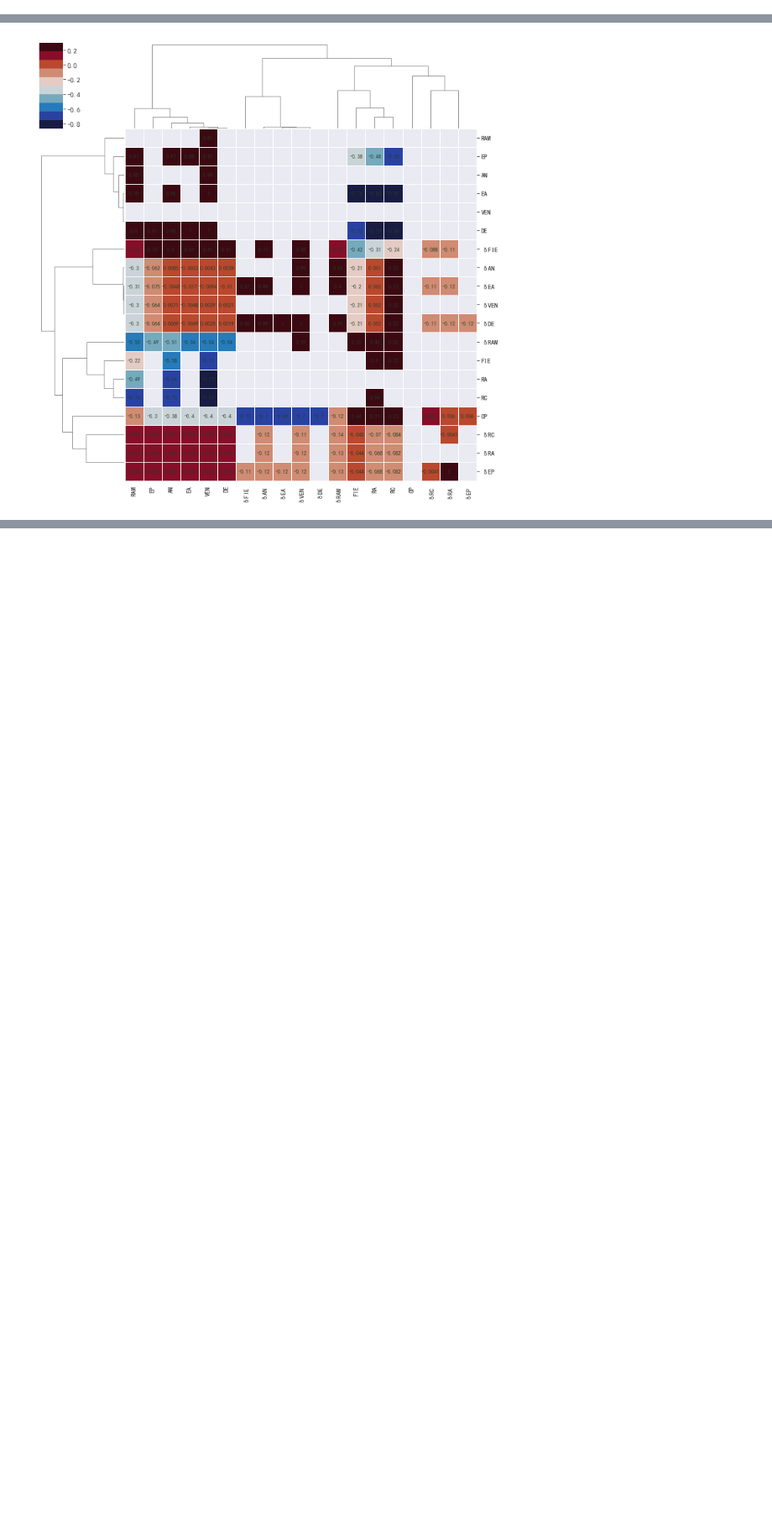
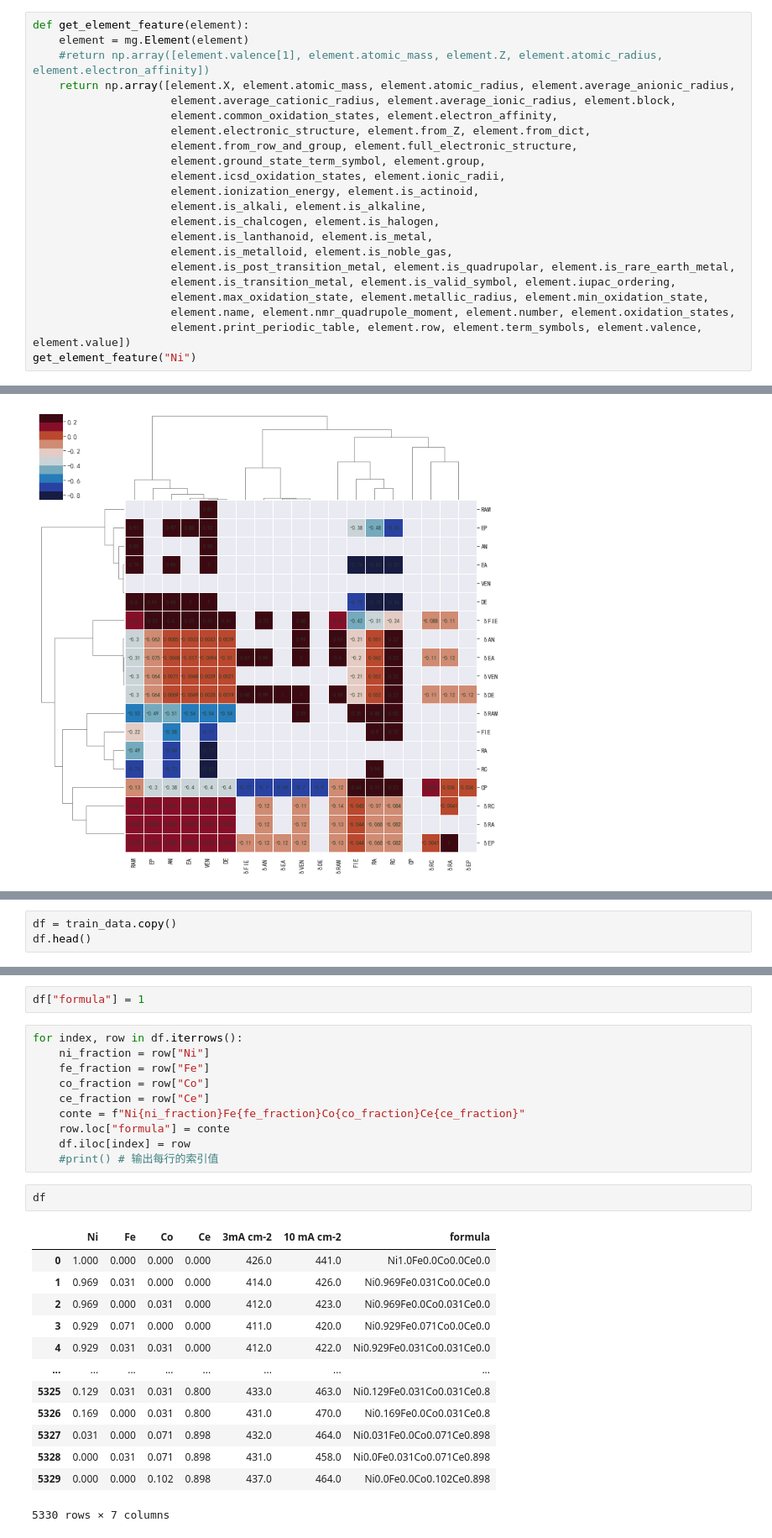
Before and after one commit to linkedlist771/MachineLearningOER, a Jupyter notebook: 程序/四元组分数据处理以及学习/机器学习.ipynb, the cells around one changed output, grey strips where cells are left out. Shown at 84% size. Cells and saved outputs as stored; diff of their text form; blank space fills up the shorter version.

```diff
--- a/程序/四元组分数据处理以及学习/机器学习.ipynb
+++ b/程序/四元组分数据处理以及学习/机器学习.ipynb
@@ -386,3 +375,25 @@ Atomic radius :
 
 Electron affinity :
 1.1571612
+# %%
+def get_element_feature(element):
+    element = mg.Element(element)
+    #return np.array([element.valence[1], element.atomic_mass, element.Z, element.atomic_radius, element.electron_affinity])
+    return np.array([element.X, element.atomic_mass, element.atomic_radius, element.average_anionic_radius,
+                     element.average_cationic_radius, element.average_ionic_radius, element.block,
+                     element.common_oxidation_states, element.electron_affinity,
+                     element.electronic_structure, element.from_Z, element.from_dict,
+                     element.from_row_and_group, element.full_electronic_structure,
+                     element.ground_state_term_symbol, element.group,
+                     element.icsd_oxidation_states, element.ionic_radii,
+                     element.ionization_energy, element.is_actinoid,
+                     element.is_alkali, element.is_alkaline,
+                     element.is_chalcogen, element.is_halogen,
+                     element.is_lanthanoid, element.is_metal,
+                     element.is_metalloid, element.is_noble_gas,
+                     element.is_post_transition_metal, element.is_quadrupolar, element.is_rare_earth_metal,
+                     element.is_transition_metal, element.is_valid_symbol, element.iupac_ordering,
+                     element.max_oxidation_state, element.metallic_radius, element.min_oxidation_state,
+                     element.name, element.nmr_quadrupole_moment, element.number, element.oxidation_states,
+                     element.print_periodic_table, element.row, element.term_symbols, element.valence, element.value])
+get_element_feature("Ni")
@@ -1006,0 +997,3 @@ ValueError: The number of FixedLocator locations (4), usually from a call to set
+# %%
+df = train_data.copy()
+df.head()
@@ -1006,0 +1007,28 @@ ValueError: The number of FixedLocator locations (4), usually from a call to set
+# %%
+df["formula"] = 1
+# %%
+for index, row in df.iterrows():
+    ni_fraction = row["Ni"]
+    fe_fraction = row["Fe"]
+    co_fraction = row["Co"]
+    ce_fraction = row["Ce"]
+    conte = f"Ni{ni_fraction}Fe{fe_fraction}Co{co_fraction}Ce{ce_fraction}"
+    row.loc["formula"] = conte
+    df.iloc[index] = row
+    #print() # 输出每行的索引值
+# %%
+df
+# %% [output]
+|  | Ni | Fe | Co | Ce | 3mA cm‐2 | 10 mA cm‐2 | formula |
+| 0 | 1.000 | 0.000 | 0.000 | 0.000 | 426.0 | 441.0 | Ni1.0Fe0.0Co0.0Ce0.0 |
+| 1 | 0.969 | 0.031 | 0.000 | 0.000 | 414.0 | 426.0 | Ni0.969Fe0.031Co0.0Ce0.0 |
+| 2 | 0.969 | 0.000 | 0.031 | 0.000 | 412.0 | 423.0 | Ni0.969Fe0.0Co0.031Ce0.0 |
+| 3 | 0.929 | 0.071 | 0.000 | 0.000 | 411.0 | 420.0 | Ni0.929Fe0.071Co0.0Ce0.0 |
+| 4 | 0.929 | 0.031 | 0.031 | 0.000 | 412.0 | 422.0 | Ni0.929Fe0.031Co0.031Ce0.0 |
+| ... | ... | ... | ... | ... | ... | ... | ... |
+| 5325 | 0.129 | 0.031 | 0.031 | 0.800 | 433.0 | 463.0 | Ni0.129Fe0.031Co0.031Ce0.8 |
+| 5326 | 0.169 | 0.000 | 0.031 | 0.800 | 431.0 | 470.0 | Ni0.169Fe0.0Co0.031Ce0.8 |
+| 5327 | 0.031 | 0.000 | 0.071 | 0.898 | 432.0 | 464.0 | Ni0.031Fe0.0Co0.071Ce0.898 |
+| 5328 | 0.000 | 0.031 | 0.071 | 0.898 | 431.0 | 458.0 | Ni0.0Fe0.031Co0.071Ce0.898 |
+| 5329 | 0.000 | 0.000 | 0.102 | 0.898 | 437.0 | 464.0 | Ni0.0Fe0.0Co0.102Ce0.898 |
+5330 rows × 7 columns
```
Also changed, not shown: parts of 42 cells of this notebook, 45 other files.
